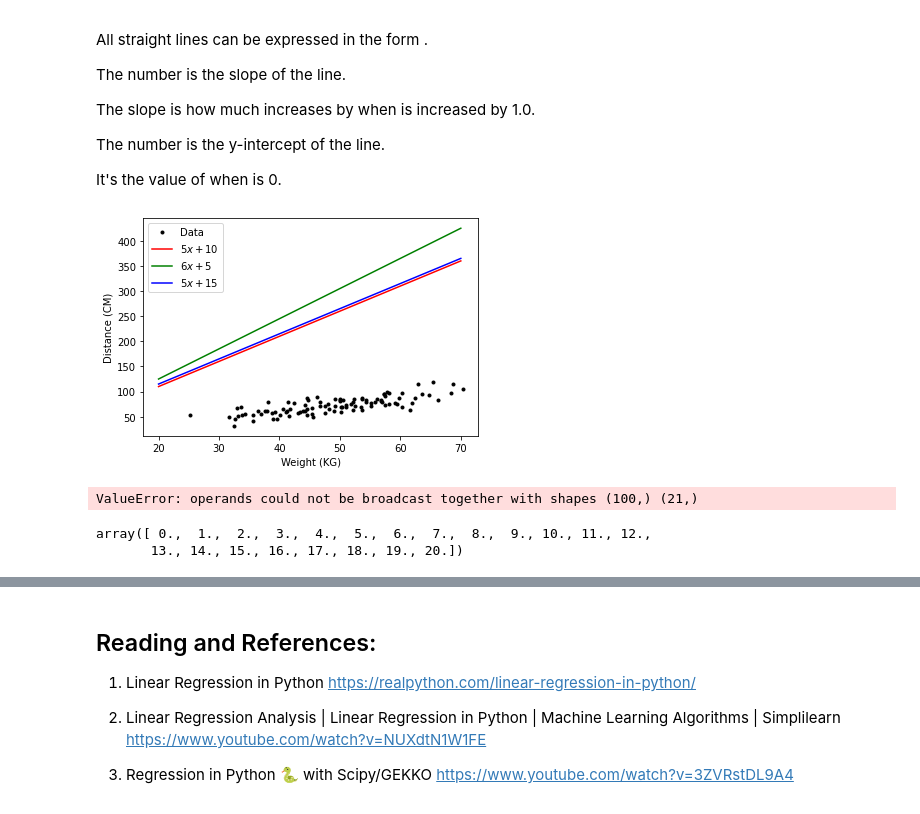
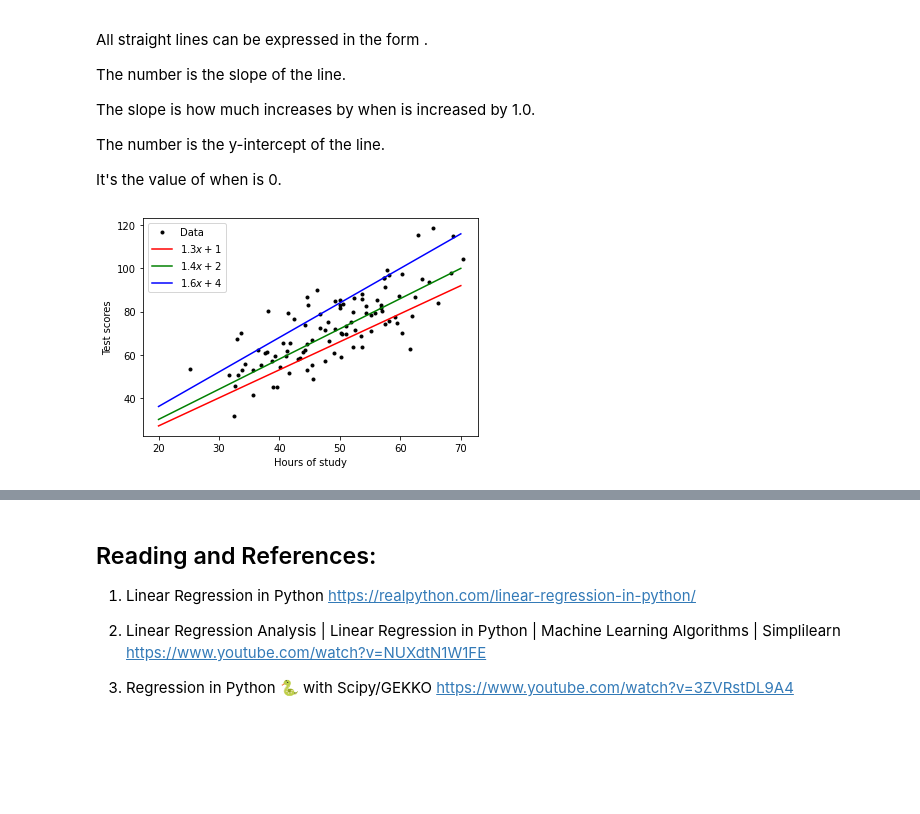
Before and after one commit to katel85/Machine-Learning-Statistics-Aug-2023, a Jupyter notebook: regression.ipynb, the cells around one changed output, grey strips where cells are left out. Drawn from its saved outputs; the diff is of its cells as text; code cells hidden in the pictures; blank space fills up the shorter version.

```diff
--- a/regression.ipynb
+++ b/regression.ipynb
@@ -94,23 +95,24 @@ It's the value of
  when
  is 0.
 # %%
+import numpy as np
 # Plot w versus d with black dots.
 plt.plot(w, d, 'k.', label="Data")
 
 # Overlay some lines on the plot.
 x = np.arange(20.0, 80.0, 10.0)
-plt.plot(x, 5.0 * x + 10.0, 'r-', label=r"$5x + 10$")
-plt.plot(x, 6.0 * x +  5.0, 'g-', label=r"$6x +  5$")
-plt.plot(x, 5.0 * x + 15.0, 'b-', label=r"$5x + 15$")
+plt.plot(x, 1.3 * x + 1.0, 'r-', label=r"$1.3x + 1$")
+plt.plot(x, 1.4 * x + 2.0, 'g-', label=r"$1.4x + 2$")
+plt.plot(x, 1.6 * x + 4.0, 'b-', label=r"$1.6x + 4$")
 
 # Add a legend.
 plt.legend()
 
 # Add axis labels.
-plt.xlabel('Weight (KG)')
-plt.ylabel('Distance (CM)')
+plt.xlabel('Hours of study')
+plt.ylabel('Test scores')
 
 # Show the plot.
 plt.show()
 # %% [output]
-[figure, old version]
+[figure, new version]
@@ -126,11 +118,0 @@ plt.rcParams['figure.figsize'] = (8, 6)
-# %%
-# taken from Ians Models Notebook https://github.com/ianmcloughlin/2223-S1-machine-learn-stats/blob/main/notebooks/02-models.ipynb
-we = np.arange(0.0, 21.0, 1.0) # independent variable
-di = 5.0 * w + 10.0 + np.random.normal(0.0, 5.0, we.size) # dependent variable
-# %% [output]
-ValueError: operands could not be broadcast together with shapes (100,) (21,)
-# %%
-we
-# %% [output]
-array([ 0.,  1.,  2.,  3.,  4.,  5.,  6.,  7.,  8.,  9., 10., 11., 12.,
-       13., 14., 15., 16., 17., 18., 19., 20.])
```
Also changed, not shown: parts of 23 cells of this notebook.
